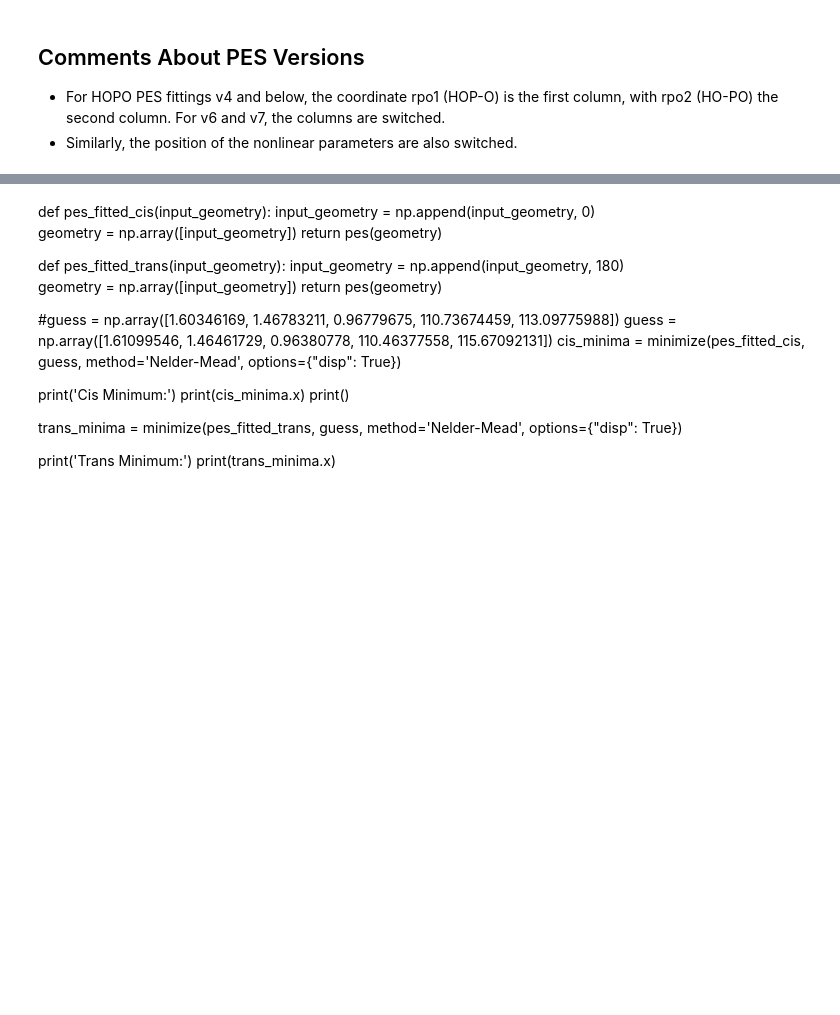
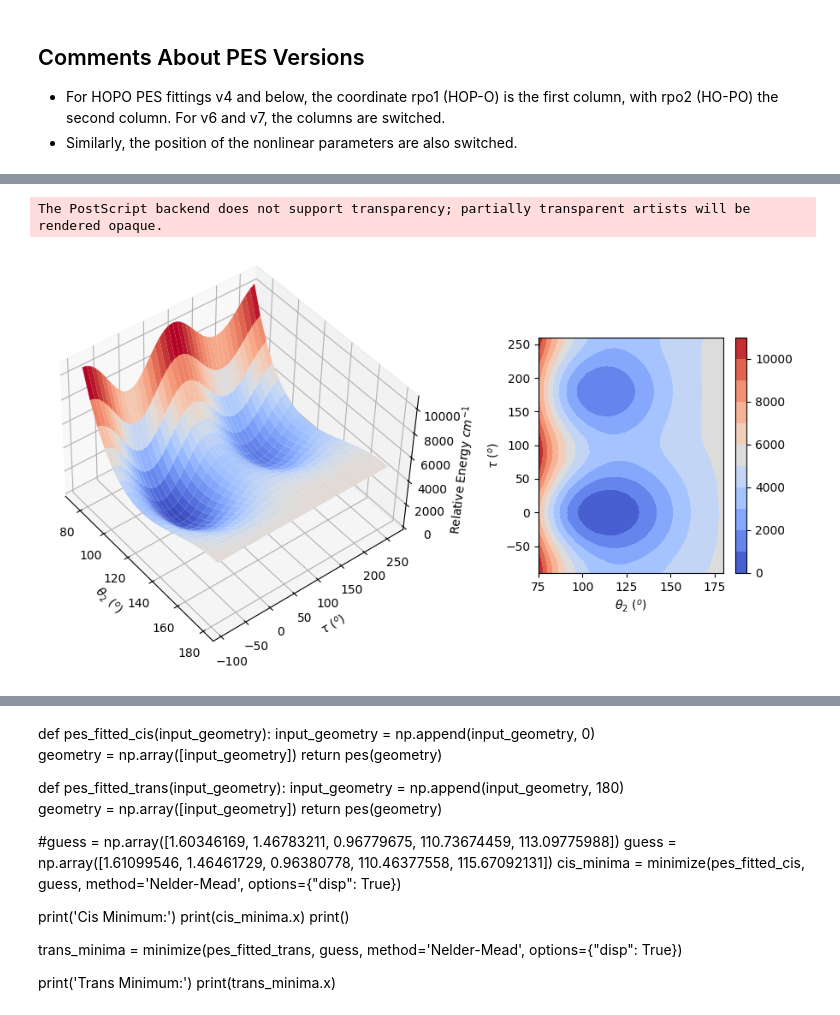
Before and after one commit to R-y-a-n-M-o-k/HOPO-Codes, a Jupyter notebook: PES_fit_testing/plot_pes_sin_sin.ipynb, the cells around one changed output, grey strips where cells are left out. Saved outputs shown, nothing was run; the diff lists cells and outputs as text; code cells hidden in the pictures; blank space fills up the shorter version.

```diff
--- a/PES_fit_testing/plot_pes_sin_sin.ipynb
+++ b/PES_fit_testing/plot_pes_sin_sin.ipynb
@@ -52,5 +47,5 @@ for i in range(6):
 # %%
-tau_grid = np.linspace(0, 360, 40)
+tau_grid = np.linspace(-90, 260, 40)
 apoh_grid = np.linspace(75, 180, 20)
 apoh_tau_mesh = np.meshgrid(apoh_grid, tau_grid)
 apoh_mesh = apoh_tau_mesh[0]
@@ -71,7 +66,7 @@ pes_vals = np.reshape(pes_vals,
                        )
 # %%
 fig = plt.figure(figsize=(9, 5))
-fig.suptitle('PES')
+#fig.suptitle('PES')
 ax_3d = fig.add_axes([-0.1, 0.08, 0.7, 0.9], projection='3d')
 #ax_3d = fig.add_subplot(1, 2, 1, projection='3d')
 ax_3d.plot_surface(
@@ -79,11 +74,14 @@ ax_3d.plot_surface(
     cmap=cm.coolwarm,
     shade=True,           # adds lighting effect
 )
+
+#ax_3d.set_box_aspect(None, zoom=1) #reduce vertical whitespace
 #ax_3d.set_box_aspect([1,1,0.6])
-ax_3d.set_xlabel(r'$\beta$ ($^{o}$)')
+ax_3d.view_init(elev=44, azim=-40, roll=-2)
+ax_3d.set_xlabel(r'$\theta_2$ ($^{o}$)')
 ax_3d.set_ylabel(r'$\tau$ ($^{o}$)')
-ax_3d.set_zlabel(r'Relative Energy $cm^{-1}$');
-ax_3d.axis('tight');
+ax_3d.set_zlabel(r'Relative Energy $cm^{-1}$')
+ax_3d.axis('tight')
 
 #ax_contour = fig.add_subplot(1, 2, 2, projection=None)
 ax_contour = fig.add_axes([0.65, 0.25, 0.3, 0.55])
@@ -92,9 +90,15 @@ contour = ax_contour.contourf(
     levels=10,
     cmap=cm.coolwarm
 )
-ax_contour.set_xlabel(r'$\beta$ ($^{o}$)')
+ax_contour.set_xlabel(r'$\theta_2$ ($^{o}$)')
 ax_contour.set_ylabel(r'$\tau$ ($^{o}$)')
 
 plt.colorbar(contour, ax=ax_contour)
+plt.savefig(fname='2D_surface_theta_2_tau.eps',
+            format='eps',
+            orientation='Portrait',
+            transparent=False,
+            bbox_inches="tight",
+            pad_inches=0)
 plt.show()
 # %% [output]
@@ -103 +105,3 @@ plt.show()
+The PostScript backend does not support transparency; partially transparent artists will be rendered opaque.
+[figure, added]
 # %%
```
Also changed, not shown: parts of 7 cells of this notebook, 8 other files.
